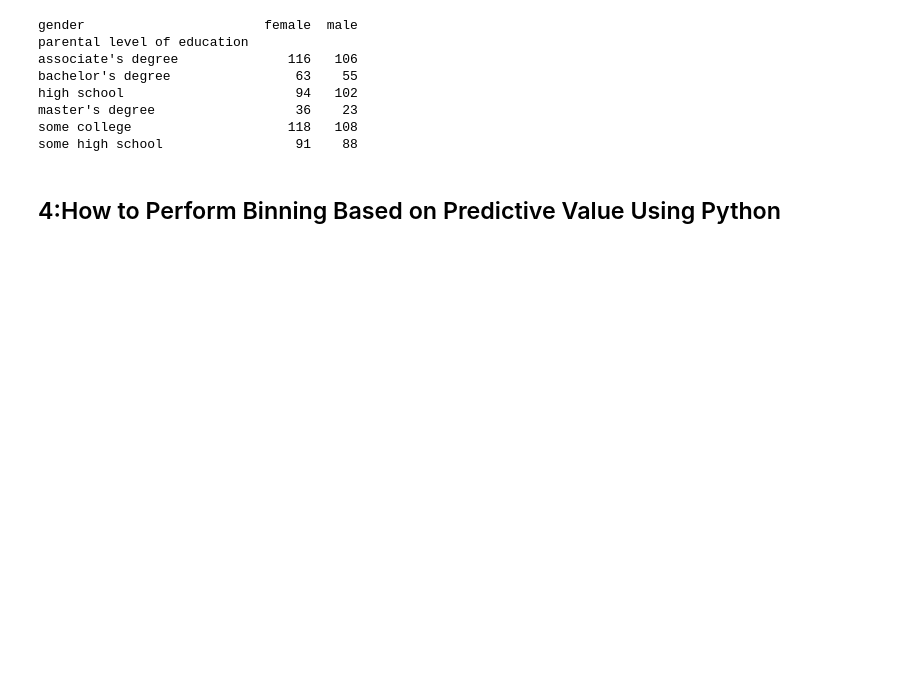
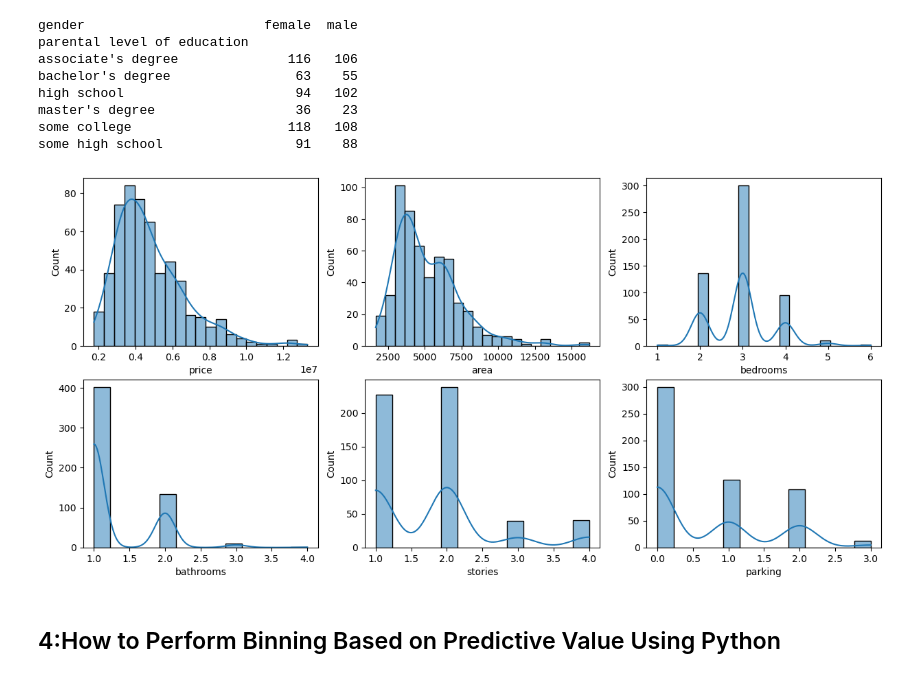
Before and after one commit to Kartikey2011yadav/Data-Science-Lab, a Jupyter notebook: 3_ExploratoryDataAnalysis.ipynb, the cells around one changed output. Saved outputs shown, nothing was run; the diff lists cells and outputs as text; code cells hidden in the pictures; blank space fills up the shorter version.

```diff
--- a/3_ExploratoryDataAnalysis.ipynb
+++ b/3_ExploratoryDataAnalysis.ipynb
@@ -45,6 +57,17 @@ high school                      94   102
 master's degree                  36    23
 some college                    118   108
 some high school                 91    88
+# %%
+fig, ax = plt.subplots(2, 3, figsize=(15, 7))
+features = ['price', 'area', 'bedrooms', 'bathrooms', 'stories', 'parking']
+feat_count = 0
+
+for i in range(2):
+    for j in range(3):
+        sns.histplot(ax=ax[i, j], data=df, x=features[feat_count], kde=True)
+        feat_count += 1
+# %% [output]
+[figure, added]
 # %% [markdown]
 ## 4:How to Perform Binning Based on Predictive Value Using Python
 # %%
```
Also changed, not shown: parts of 3 cells of this notebook, 2 other files.
